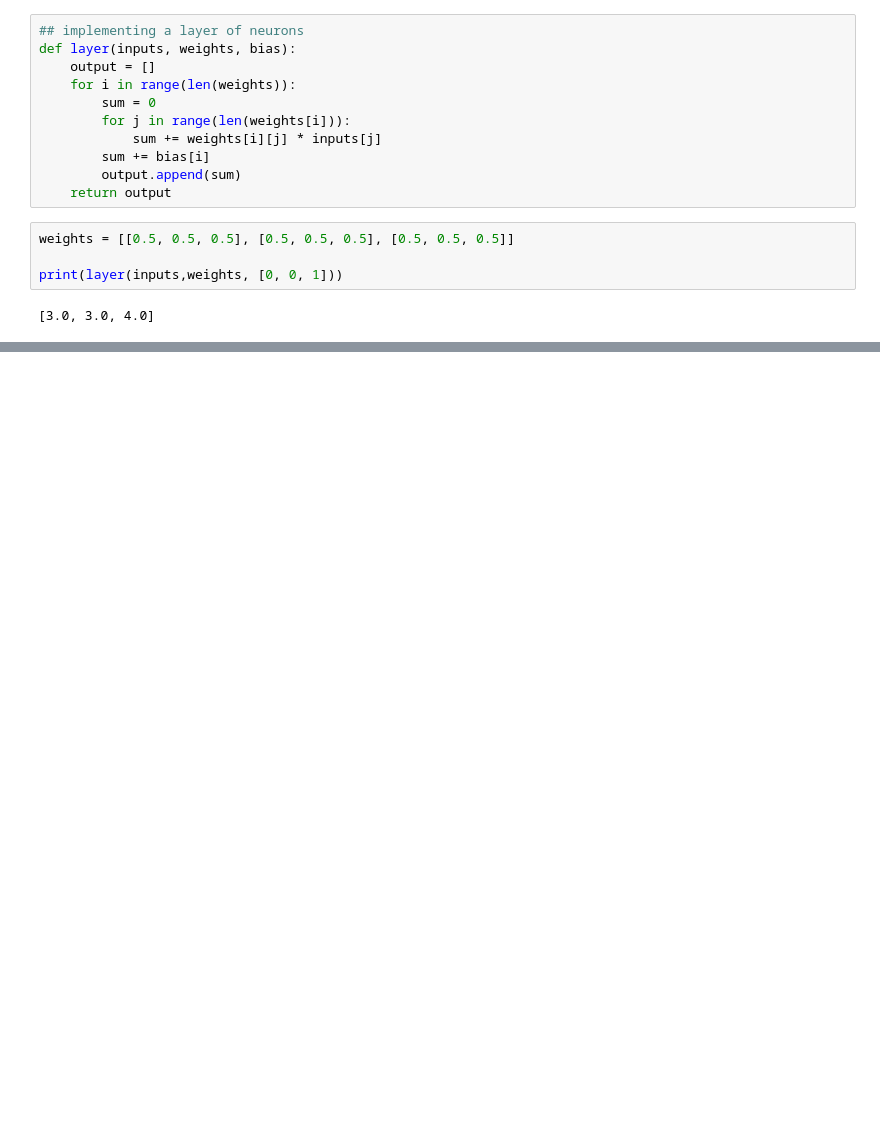
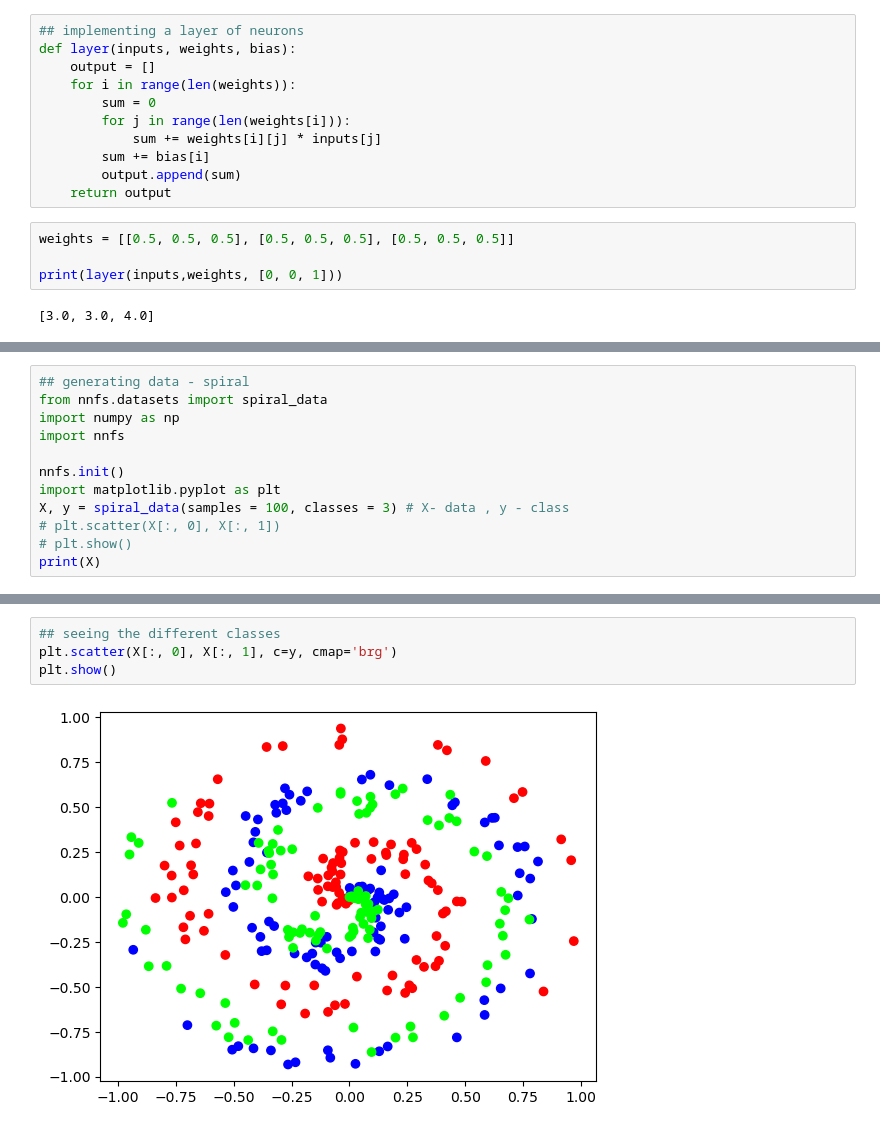
Before and after one commit to ishanbhat2004/NeuralNetworks, a Jupyter notebook: NN/Untitled.ipynb, the cells around one changed output, grey strips where cells are left out. Saved outputs shown, nothing was run; the diff lists cells and outputs as text; blank space fills up the shorter version.

```diff
--- a/NN/Untitled.ipynb
+++ b/NN/Untitled.ipynb
@@ -35,0 +84,12 @@ print(layer(inputs,weights, [0, 0, 1]))
+# %%
+## generating data - spiral
+from nnfs.datasets import spiral_data
+import numpy as np
+import nnfs
+
+nnfs.init()
+import matplotlib.pyplot as plt
+X, y = spiral_data(samples = 100, classes = 3) # X- data , y - class
+# plt.scatter(X[:, 0], X[:, 1])
+# plt.show()
+print(X)
@@ -35,0 +114,6 @@ print(layer(inputs,weights, [0, 0, 1]))
+# %%
+## seeing the different classes
+plt.scatter(X[:, 0], X[:, 1], c=y, cmap='brg')
+plt.show()
+# %% [output]
+[figure, added]
```
Also changed, not shown: parts of 9 cells of this notebook.
